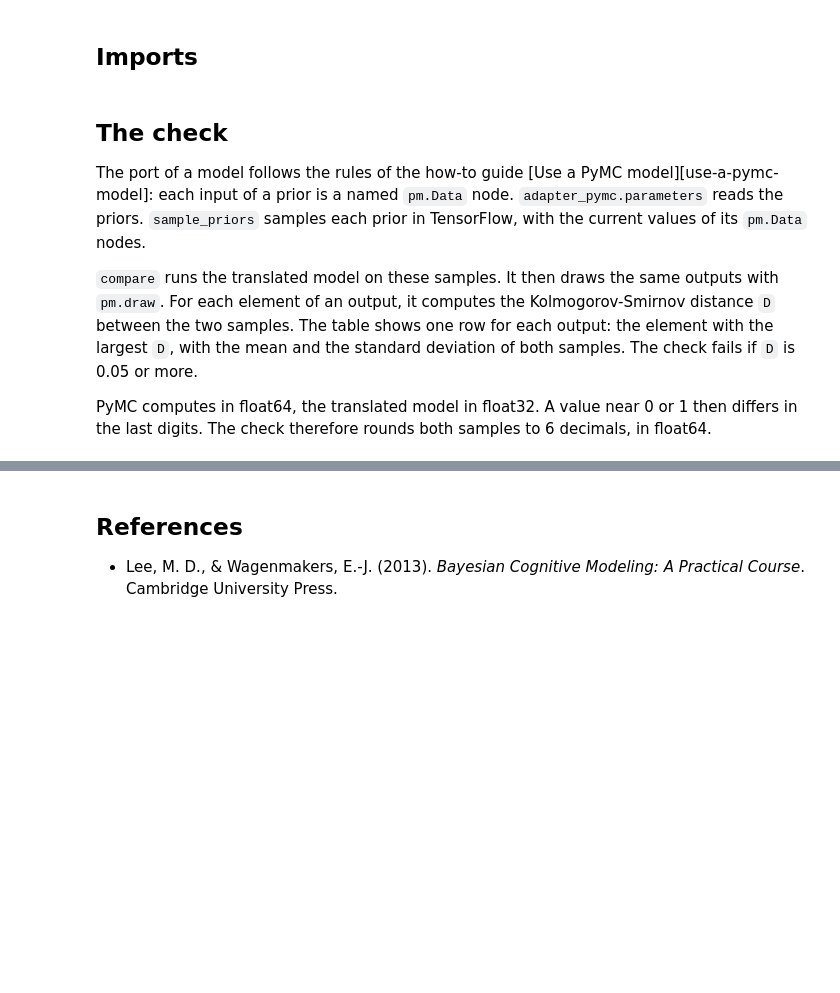
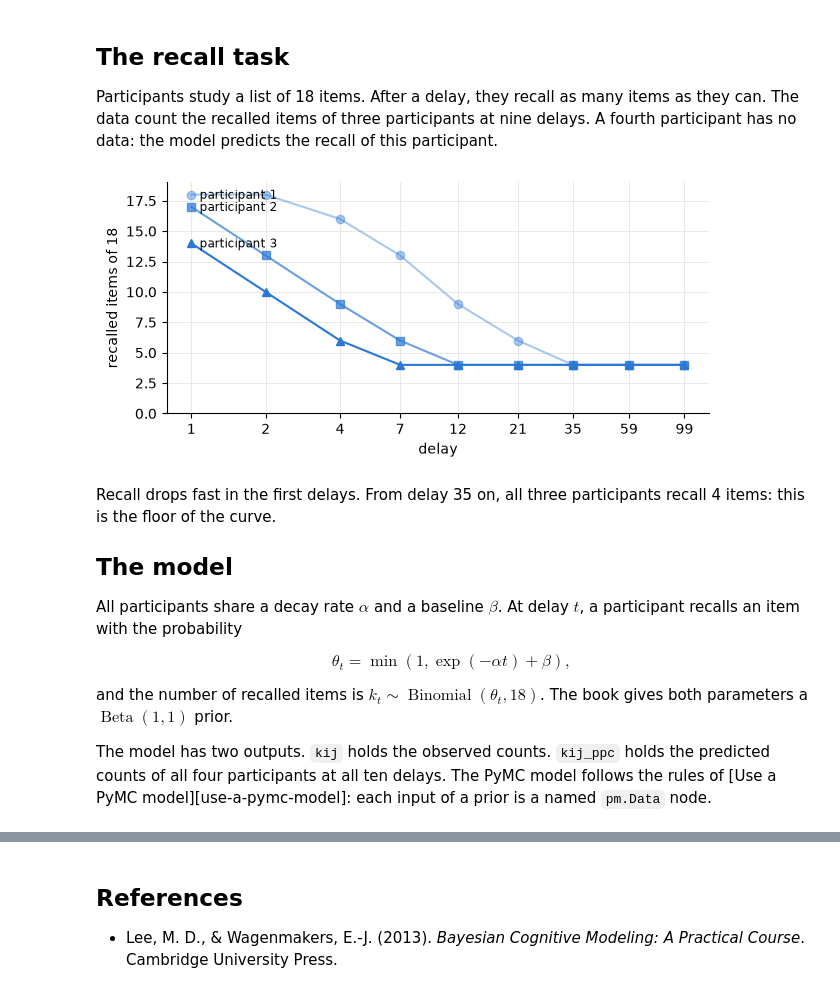
Before and after one commit to florence-bockting/elicito, a Jupyter notebook: docs/case-studies/memory-retention.ipynb, the cells around one changed output, grey strips where cells are left out. Cells and saved outputs as stored; diff of their text form; code cells hidden in the pictures; blank space fills up the shorter version.

Commit message:
docs: rewrite the memory retention case study as a narrative with figures

```diff
--- a/docs/case-studies/memory-retention.ipynb
+++ b/docs/case-studies/memory-retention.ipynb
@@ -29,3 +58,28 @@ warnings.filterwarnings("ignore", message="Numba will use object mode")
+# %%
+import logging
+
+# hide the INFO messages of pm.sample; the progress bar stays
+logging.getLogger("pymc").setLevel(logging.WARNING)
+
+# colours of the figures: one fixed colour for each entity
+BLUE, ORANGE, GREY = "#2a78d6", "#eb6834", "#8a8984"
+plt.rcParams.update(
+    {
+        "axes.spines.top": False,
+        "axes.spines.right": False,
+        "axes.grid": True,
+        "grid.color": "#e6e5e1",
+        "grid.linewidth": 0.6,
+        "axes.axisbelow": True,
+        "axes.titlesize": "medium",
+        "legend.frameon": False,
+    }
+)
 # %% [markdown]
-## Imports
+## The recall task
+
+Participants study a list of 18 items. After a delay, they recall as many
+items as they can. The data count the recalled items of three
+participants at nine delays. A fourth participant has no data: the model
+predicts the recall of this participant.
 # %%
@@ -46,20 +98,43 @@ DRAWS = 10_000
+# %%
+fig, ax = plt.subplots(figsize=(7, 3))
+for i, (counts, marker) in enumerate(zip(k, ("o", "s", "^"))):
+    ax.plot(t_obs, counts, marker=marker, color=BLUE, alpha=0.4 + 0.3 * i)
+    ax.annotate(
+        f"participant {i + 1}",
+        (t_obs[0], counts[0]),
+        xytext=(6, -3),
+        textcoords="offset points",
+        fontsize="small",
+    )
+ax.set(
+    xscale="log",
+    xlabel="delay",
+    ylabel=f"recalled items of {n}",
+    ylim=(0, n + 1),
+    xticks=t_obs,
+    xticklabels=t_obs,
+)
+ax.minorticks_off()
+plt.show()
+# %% [output]
+[figure, added]
 # %% [markdown]
-## The check
+Recall drops fast in the first delays. From delay 35 on, all three
+participants recall 4 items: this is the floor of the curve.
 
-The port of a model follows the rules of the how-to guide
-[Use a PyMC model][use-a-pymc-model]: each input of a
-prior is a named `pm.Data` node. `adapter_pymc.parameters` reads the priors.
-`sample_priors` samples each prior in TensorFlow, with the current values
-of its `pm.Data` nodes.
+## The model
 
-`compare` runs the translated model on these samples. It then draws the
-same outputs with `pm.draw`. For each element of an output, it computes the
-Kolmogorov-Smirnov distance `D` between the two samples. The table shows
-one row for each output: the element with the largest `D`, with the mean
-and the standard deviation of both samples. The check fails if `D` is 0.05
-or more.
+All participants share a decay rate $\alpha$ and a baseline $\beta$. At
+delay $t$, a participant recalls an item with the probability
 
-PyMC computes in float64, the translated model in float32. A value near 0
-or 1 then differs in the last digits. The check therefore rounds both
-samples to 6 decimals, in float64.
+$$\theta_t = \min\left(1, \exp(-\alpha t) + \beta\right),$$
+
+and the number of recalled items is
+$k_t \sim \operatorname{Binomial}(\theta_t, 18)$. The book gives both
+parameters a $\operatorname{Beta}(1, 1)$ prior.
+
+The model has two outputs. `kij` holds the observed counts. `kij_ppc`
+holds the predicted counts of all four participants at all ten delays.
+The PyMC model follows the rules of [Use a PyMC model][use-a-pymc-model]:
+each input of a prior is a named `pm.Data` node.
 # %%
```
Also changed, not shown: parts of 38 cells of this notebook, 1 other file.
